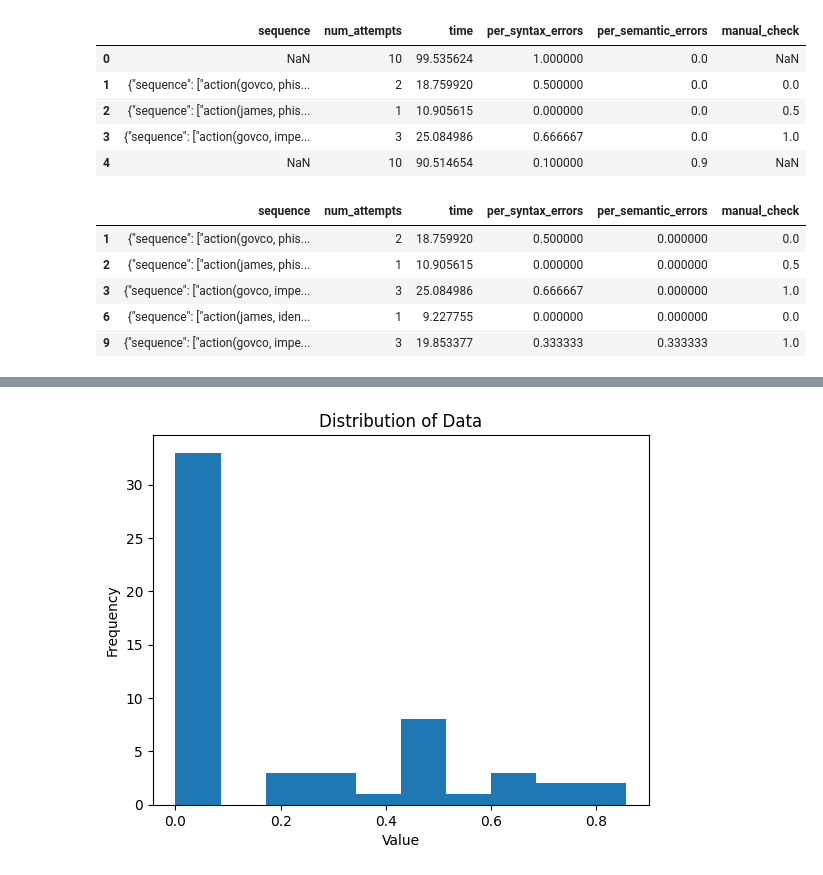
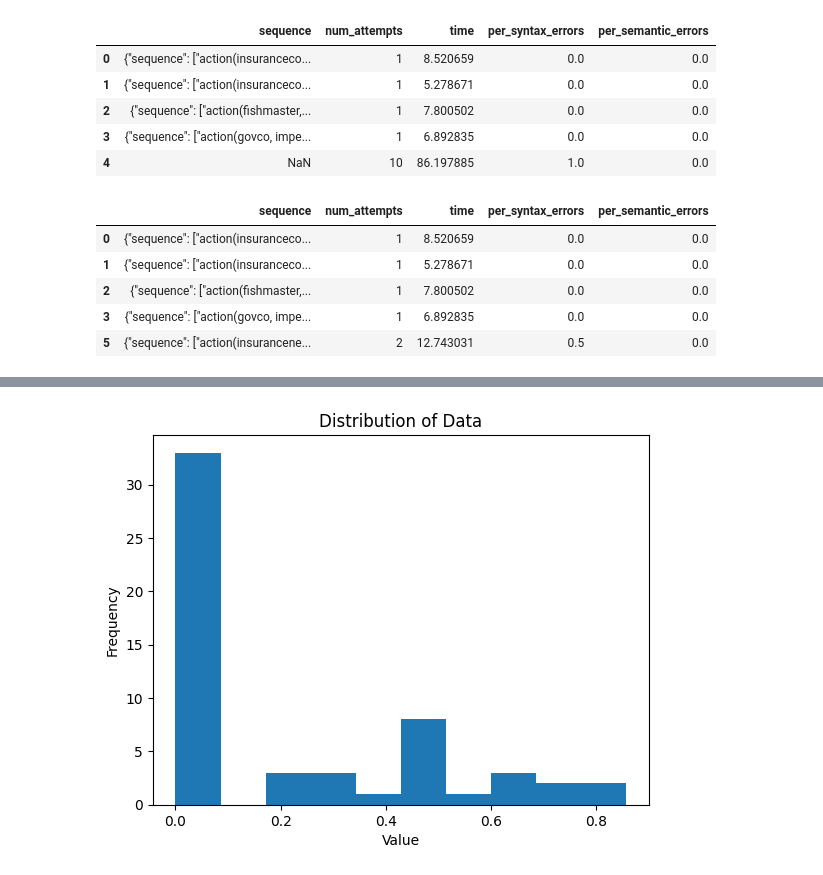
Before and after one commit to gwang1224/fraud_coevolution, a Jupyter notebook: fraud_seq_analysis.ipynb, the cells around one changed output, grey strips where cells are left out. Saved outputs shown, nothing was run; the diff lists cells and outputs as text; code cells hidden in the pictures.

```diff
--- a/fraud_seq_analysis.ipynb
+++ b/fraud_seq_analysis.ipynb
@@ -3,26 +3,26 @@ import pandas as pd
 import matplotlib.pyplot as plt
 import numpy as np
 # %%
-df = pd.read_csv("data/fraud_planner_v2.csv")
+df = pd.read_csv("data/fraud_planner_v3.csv")
 df.head()
 # %% [output]
-|  | sequence | num_attempts | time | per_syntax_errors | per_semantic_errors | manual_check |
-| 0 | NaN | 10 | 99.535624 | 1.000000 | 0.0 | NaN |
-| 1 | {"sequence": ["action(govco, phis... | 2 | 18.759920 | 0.500000 | 0.0 | 0.0 |
-| 2 | {"sequence": ["action(james, phis... | 1 | 10.905615 | 0.000000 | 0.0 | 0.5 |
-| 3 | {"sequence": ["action(govco, impe... | 3 | 25.084986 | 0.666667 | 0.0 | 1.0 |
-| 4 | NaN | 10 | 90.514654 | 0.100000 | 0.9 | NaN |
+|  | sequence | num_attempts | time | per_syntax_errors | per_semantic_errors |
+| 0 | {"sequence": ["action(insuranceco... | 1 | 8.520659 | 0.0 | 0.0 |
+| 1 | {"sequence": ["action(insuranceco... | 1 | 5.278671 | 0.0 | 0.0 |
+| 2 | {"sequence": ["action(fishmaster,... | 1 | 7.800502 | 0.0 | 0.0 |
+| 3 | {"sequence": ["action(govco, impe... | 1 | 6.892835 | 0.0 | 0.0 |
+| 4 | NaN | 10 | 86.197885 | 1.0 | 0.0 |
 # %%
 # Filter successfully generated sequences
 successful_df = df[df['sequence'].notna()]
 successful_df.head()
 # %% [output]
-|  | sequence | num_attempts | time | per_syntax_errors | per_semantic_errors | manual_check |
-| 1 | {"sequence": ["action(govco, phis... | 2 | 18.759920 | 0.500000 | 0.000000 | 0.0 |
-| 2 | {"sequence": ["action(james, phis... | 1 | 10.905615 | 0.000000 | 0.000000 | 0.5 |
-| 3 | {"sequence": ["action(govco, impe... | 3 | 25.084986 | 0.666667 | 0.000000 | 1.0 |
-| 6 | {"sequence": ["action(james, iden... | 1 | 9.227755 | 0.000000 | 0.000000 | 0.0 |
-| 9 | {"sequence": ["action(govco, impe... | 3 | 19.853377 | 0.333333 | 0.333333 | 1.0 |
+|  | sequence | num_attempts | time | per_syntax_errors | per_semantic_errors |
+| 0 | {"sequence": ["action(insuranceco... | 1 | 8.520659 | 0.0 | 0.0 |
+| 1 | {"sequence": ["action(insuranceco... | 1 | 5.278671 | 0.0 | 0.0 |
+| 2 | {"sequence": ["action(fishmaster,... | 1 | 7.800502 | 0.0 | 0.0 |
+| 3 | {"sequence": ["action(govco, impe... | 1 | 6.892835 | 0.0 | 0.0 |
+| 5 | {"sequence": ["action(insurancene... | 2 | 12.743031 | 0.5 | 0.0 |
 # %%
 len(successful_df)
 # %% [output]
```
Also changed, not shown: parts of 3 cells of this notebook, 2 other files.
